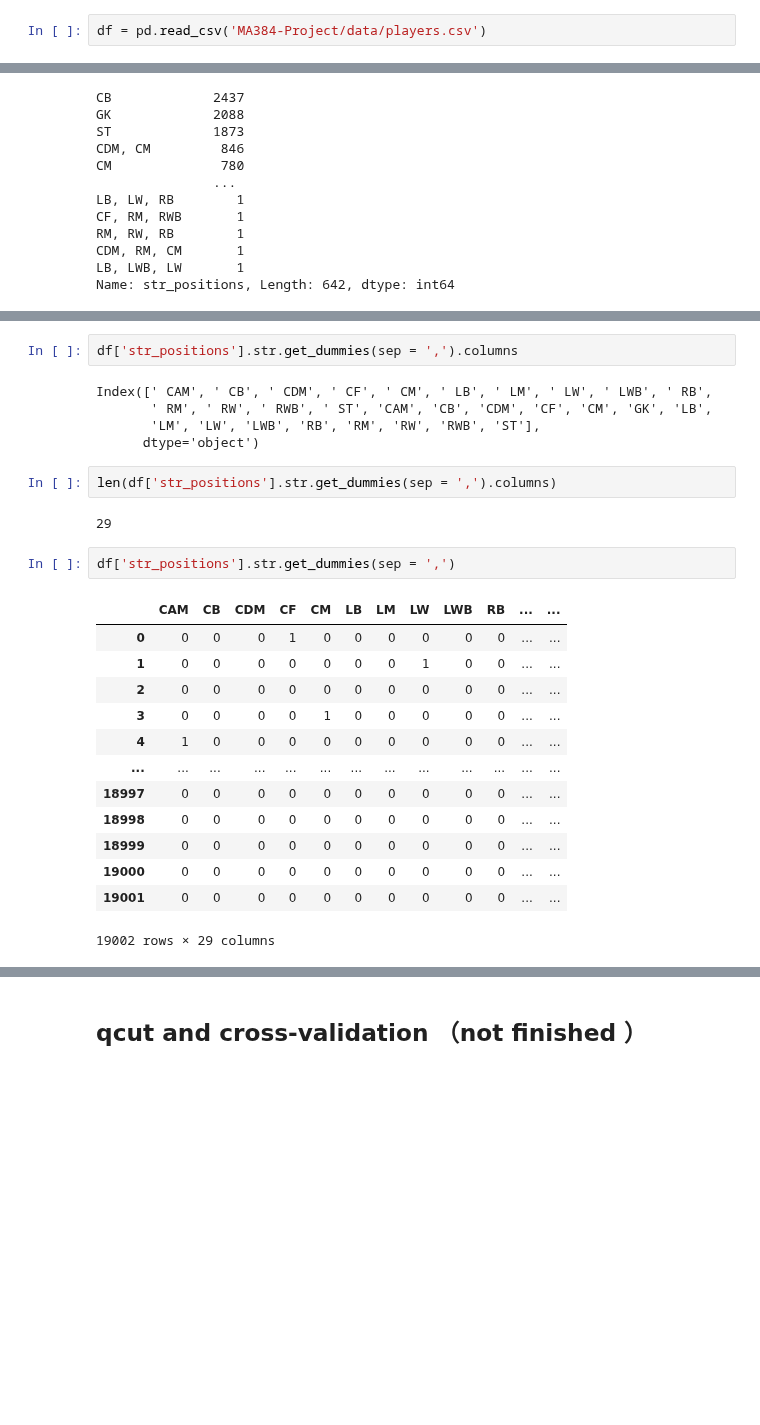
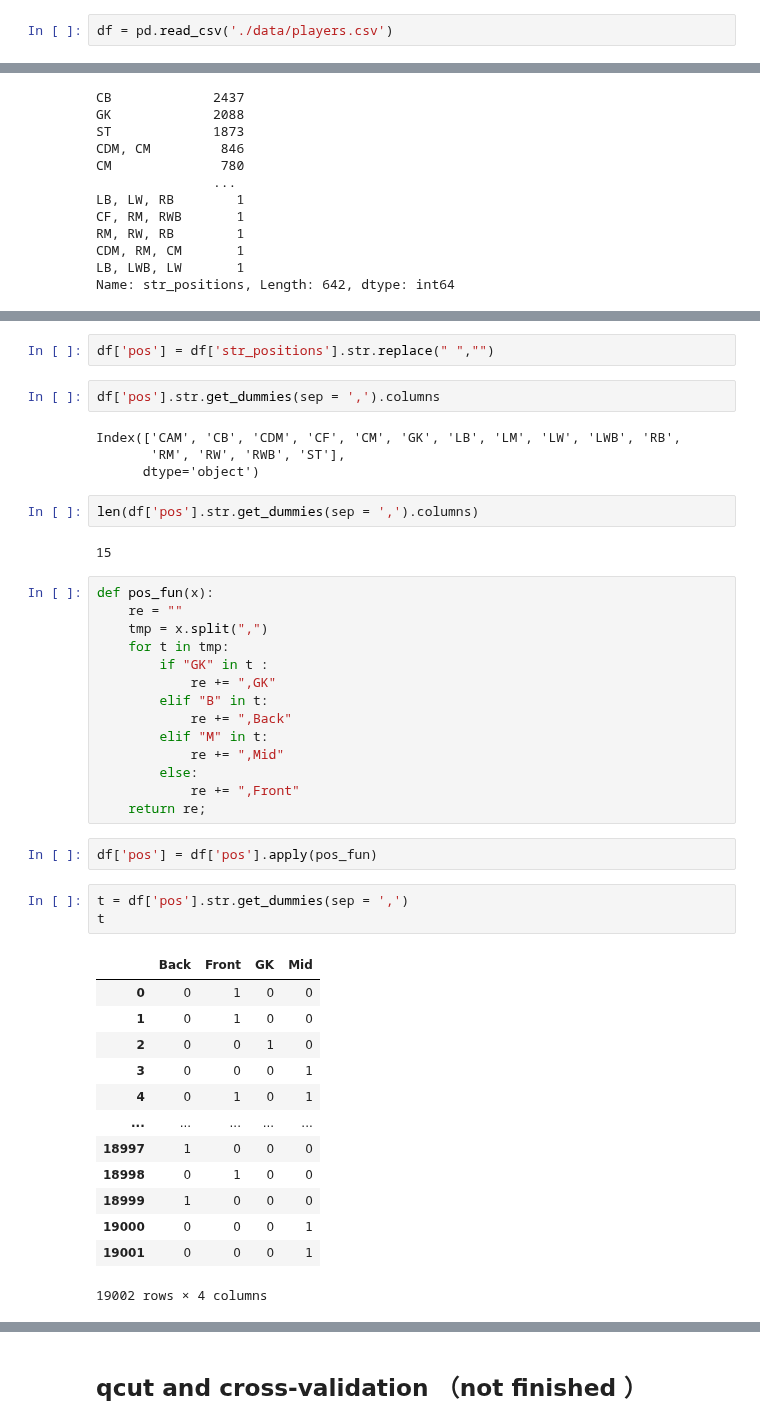
Before and after one commit to rhit-jiangq1/MA384-Project, a Jupyter notebook: Project-XianshunJiang.ipynb, the cells around one changed output, grey strips where cells are left out. Drawn from its saved outputs; the diff is of its cells as text; blank space fills up the shorter version.

```diff
--- a/Project-XianshunJiang.ipynb
+++ b/Project-XianshunJiang.ipynb
@@ -7,7 +7,7 @@ from datetime import datetime, date
 import matplotlib.pyplot as plt
 import seaborn as sns
 # %%
-df = pd.read_csv('MA384-Project/data/players.csv')
+df = pd.read_csv('./data/players.csv')
 # %%
 df.head(3)
 # %% [output]
@@ -156,27 +167,45 @@ str
+# %%
+df['pos'] = df['str_positions'].str.replace(" ","")
 # %%
-df['str_positions'].str.get_dummies(sep = ',').columns
+df['pos'].str.get_dummies(sep = ',').columns
 # %% [output]
-Index([' CAM', ' CB', ' CDM', ' CF', ' CM', ' LB', ' LM', ' LW', ' LWB', ' RB',
-       ' RM', ' RW', ' RWB', ' ST', 'CAM', 'CB', 'CDM', 'CF', 'CM', 'GK', 'LB',
-       'LM', 'LW', 'LWB', 'RB', 'RM', 'RW', 'RWB', 'ST'],
+Index(['CAM', 'CB', 'CDM', 'CF', 'CM', 'GK', 'LB', 'LM', 'LW', 'LWB', 'RB',
+       'RM', 'RW', 'RWB', 'ST'],
       dtype='object')
 # %%
-len(df['str_positions'].str.get_dummies(sep = ',').columns)
+len(df['pos'].str.get_dummies(sep = ',').columns)
 # %% [output]
-29
+15
+# %%
+def pos_fun(x):
+    re = ""
+    tmp = x.split(",")
+    for t in tmp:
+        if "GK" in t :
+            re += ",GK"
+        elif "B" in t:
+            re += ",Back"
+        elif "M" in t:
+            re += ",Mid"
+        else:
+            re += ",Front"
+    return re;
+# %%
+df['pos'] = df['pos'].apply(pos_fun)
 # %%
-df['str_positions'].str.get_dummies(sep = ',')
+t = df['pos'].str.get_dummies(sep = ',')
+t
 # %% [output]
-|  | CAM | CB | CDM | CF | CM | LB | LM | LW | LWB | RB | ... | ... |
-| 0 | 0 | 0 | 0 | 1 | 0 | 0 | 0 | 0 | 0 | 0 | ... | ... |
-| 1 | 0 | 0 | 0 | 0 | 0 | 0 | 0 | 1 | 0 | 0 | ... | ... |
-| 2 | 0 | 0 | 0 | 0 | 0 | 0 | 0 | 0 | 0 | 0 | ... | ... |
-| 3 | 0 | 0 | 0 | 0 | 1 | 0 | 0 | 0 | 0 | 0 | ... | ... |
-| 4 | 1 | 0 | 0 | 0 | 0 | 0 | 0 | 0 | 0 | 0 | ... | ... |
-| ... | ... | ... | ... | ... | ... | ... | ... | ... | ... | ... | ... | ... |
-| 18997 | 0 | 0 | 0 | 0 | 0 | 0 | 0 | 0 | 0 | 0 | ... | ... |
-| 18998 | 0 | 0 | 0 | 0 | 0 | 0 | 0 | 0 | 0 | 0 | ... | ... |
-| 18999 | 0 | 0 | 0 | 0 | 0 | 0 | 0 | 0 | 0 | 0 | ... | ... |
-| 19000 | 0 | 0 | 0 | 0 | 0 | 0 | 0 | 0 | 0 | 0 | ... | ... |
-| 19001 | 0 | 0 | 0 | 0 | 0 | 0 | 0 | 0 | 0 | 0 | ... | ... |
+|  | Back | Front | GK | Mid |
+| 0 | 0 | 1 | 0 | 0 |
+| 1 | 0 | 1 | 0 | 0 |
+| 2 | 0 | 0 | 1 | 0 |
+| 3 | 0 | 0 | 0 | 1 |
+| 4 | 0 | 1 | 0 | 1 |
+| ... | ... | ... | ... | ... |
+| 18997 | 1 | 0 | 0 | 0 |
+| 18998 | 0 | 1 | 0 | 0 |
+| 18999 | 1 | 0 | 0 | 0 |
+| 19000 | 0 | 0 | 0 | 1 |
+| 19001 | 0 | 0 | 0 | 1 |
-19002 rows × 29 columns
+19002 rows × 4 columns
```
Also changed, not shown: parts of 12 cells of this notebook, 1 other file.
